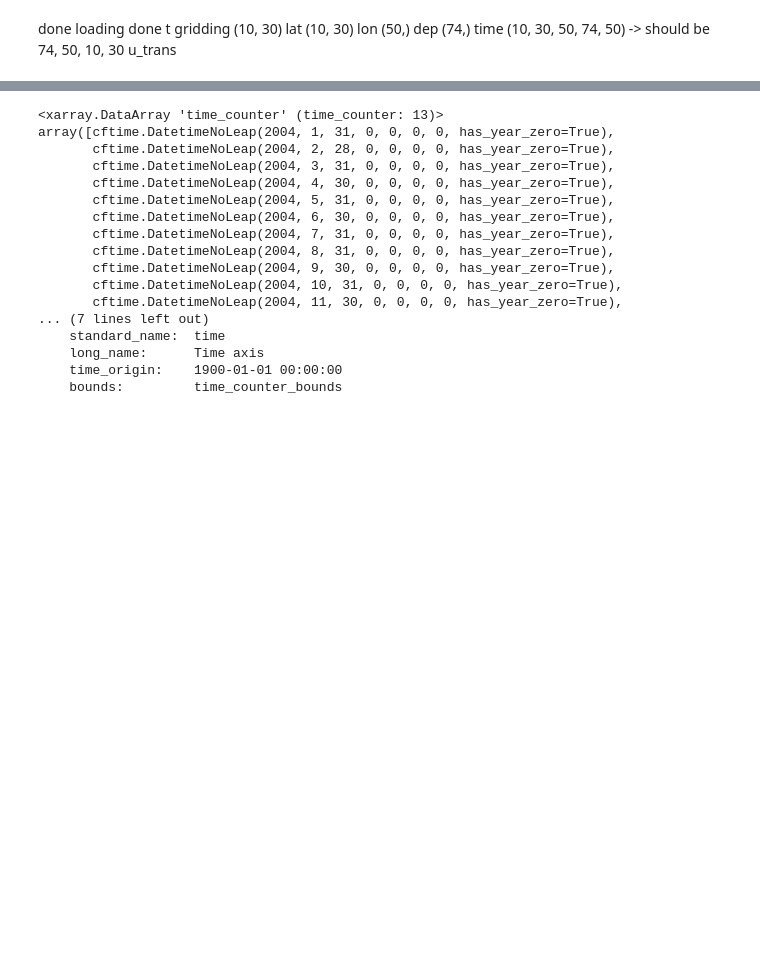
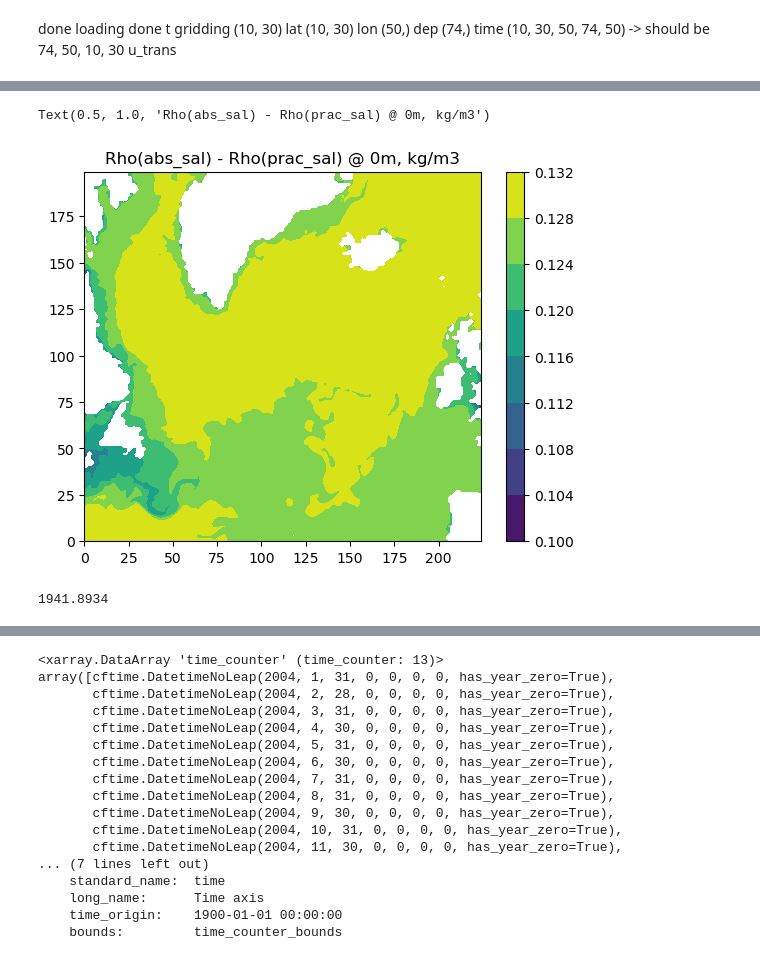
Before and after one commit to gekirkpatrick/NEMO-Analysis-Base-Scripts, a Jupyter notebook: water_mass_transports.ipynb, the cells around one changed output, grey strips where cells are left out. Cells and saved outputs as stored; diff of their text form; code cells hidden in the pictures; blank space fills up the shorter version.

```diff
--- a/water_mass_transports.ipynb
+++ b/water_mass_transports.ipynb
@@ -389 +379,12 @@ px = [0,1,2,3,4,5,6,7,8,9]
+# %%
+plt.contourf(rho_a[0,0,250:450, 150:375]-rho_p[0,0,250:450, 150:375])
+plt.colorbar()
+plt.title('Rho(abs_sal) - Rho(prac_sal) @ 0m, kg/m3')
+# %% [output]
+Text(0.5, 1.0, 'Rho(abs_sal) - Rho(prac_sal) @ 0m, kg/m3')
+[figure, added]
+# %%
+ds_v4.depthv.values[39]
+# %% [output]
+1941.8934
 # %%
```
Also changed, not shown: parts of 14 cells of this notebook, 1 other file.
